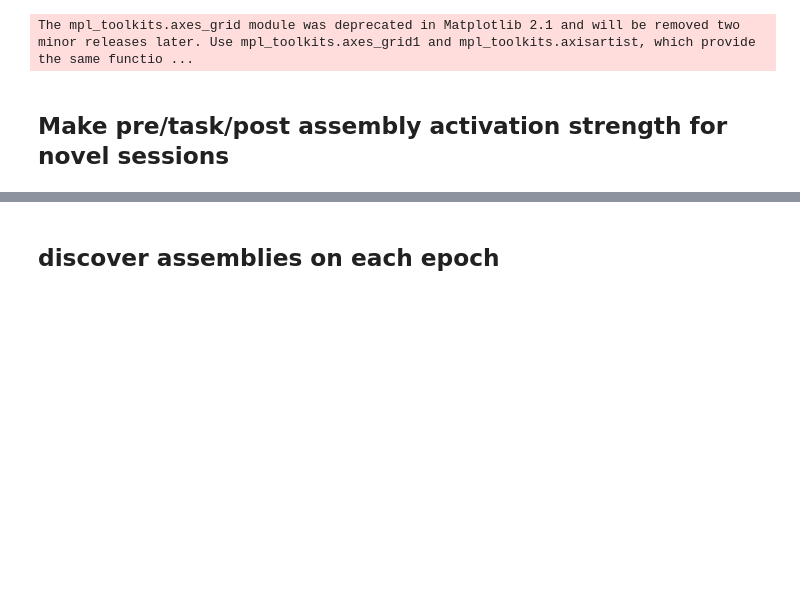
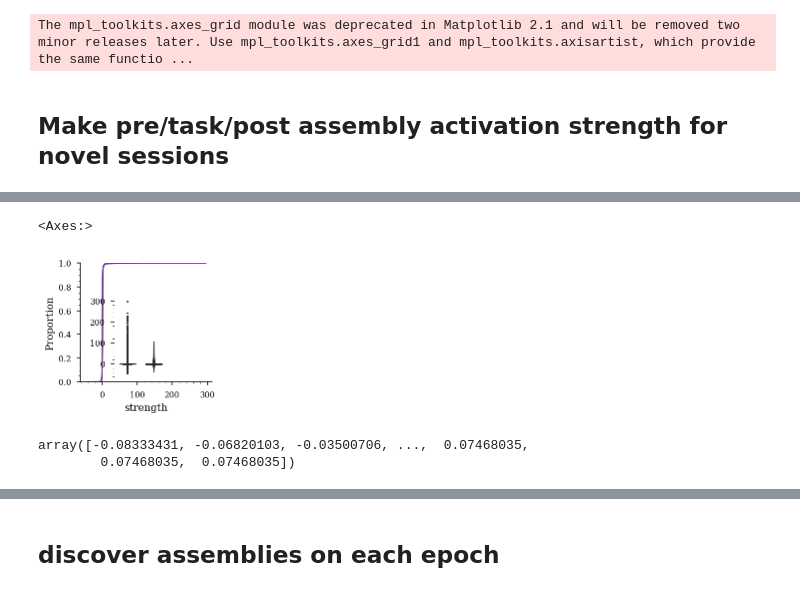
Before and after one commit to ryanharvey1/ripple_heterogeneity, a Jupyter notebook: python/notebooks/assembly_pre_task_post.ipynb, the cells around one changed output, grey strips where cells are left out. Drawn from its saved outputs; the diff is of its cells as text; code cells hidden in the pictures; blank space fills up the shorter version.

```diff
--- a/python/notebooks/assembly_pre_task_post.ipynb
+++ b/python/notebooks/assembly_pre_task_post.ipynb
@@ -65,0 +64,4 @@ assembly_activation.assembly_run_activation(temp_df,save_path,save_path_assembly
+# %%
+basepath = r"Z:\Data\GrosmarkAD\Achilles\Achilles_10252013"
+
+results = assembly_reactivation.get_pre_post_assembly_strengths(basepath)
@@ -65,0 +303,22 @@ assembly_activation.assembly_run_activation(temp_df,save_path,save_path_assembly
+# %%
+import custom_plots
+group_colors = {"deep": "#7b3294", "sup": "#008837"}
+sns.set_palette(sns.color_palette(group_colors.values()))
+
+fig, ax = plt.subplots(figsize=functions.set_size("thesis", fraction=0.4, subplots=(1.5, 1)), edgecolor=None)
+
+custom_plots.plot_ecdf_box(
+    data=react_df,
+    x="strength",
+    hue="deepSuperficial",
+    hue_order=group_colors.keys(),
+    ax=ax,
+    fig=fig)
+# %% [output]
+<Axes:>
+[figure, added]
+# %%
+np.hstack(results['assembly_act_pre'].data[sup_idx,:])
+# %% [output]
+array([-0.08333431, -0.06820103, -0.03500706, ...,  0.07468035,
+        0.07468035,  0.07468035])
```
Also changed, not shown: parts of 33 cells of this notebook, 1 other file.
